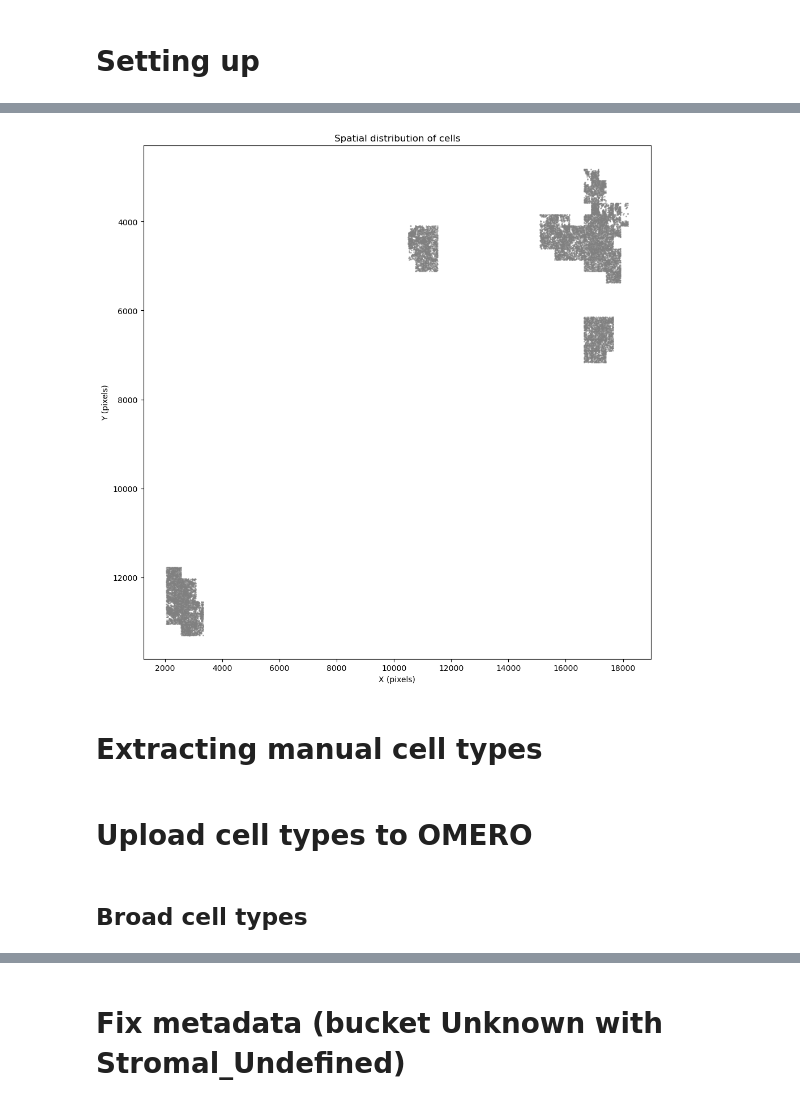
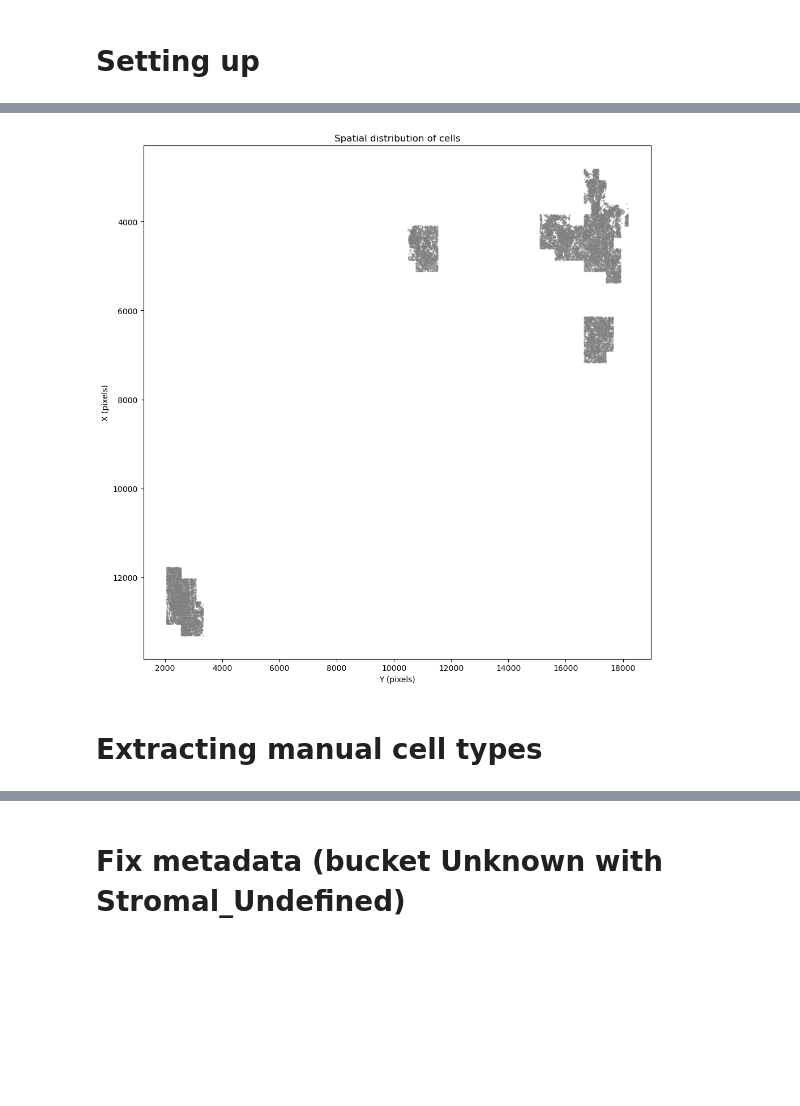
Before and after one commit to FenyoLab/EC_codeximaging, a Jupyter notebook: notebooks/celesta_data_prep_cervical.ipynb, the cells around one changed output, grey strips where cells are left out. Drawn from its saved outputs; the diff is of its cells as text; code cells hidden in the pictures; blank space fills up the shorter version.

```diff
--- a/notebooks/celesta_data_prep_cervical.ipynb
+++ b/notebooks/celesta_data_prep_cervical.ipynb
@@ -122,15 +105,15 @@ sample
 # %%
-# Plot X vs Y
+# FIXED COORDS
 plt.figure(figsize=(10, 10))
-plt.scatter(sample['X'], sample['Y'], s=1, alpha=0.5, c='gray')  # small dots, slightly transparent
+plt.scatter(sample['Y'], sample['X'], s=1, alpha=0.5, c='gray')  # small dots, slightly transparent
 plt.gca().invert_yaxis()  # optional: invert Y-axis to match image coordinate system
-plt.xlabel("X (pixels)")
-plt.ylabel("Y (pixels)")
+plt.xlabel("Y (pixels)")
+plt.ylabel("X (pixels)")
 plt.title("Spatial distribution of cells")
 plt.tight_layout()
 plt.show()
 # %% [output]
-[figure, old version]
+[figure, new version]
 # %% [markdown]
 # Extracting manual cell types
 # %%
@@ -164,7 +147,3 @@ metadata = pd.read_csv("/gpfs/home/yb2612/yb2612_fenyo/data/cervical_samples/202
 metadata_fixed = metadata[["barcodes","prelim_cell_type.prelim_cell_type"]].copy()
 metadata_fixed.rename(columns={'prelim_cell_type.prelim_cell_type':'manual_cell_type'}, inplace=True)
 metadata_fixed.to_csv("/gpfs/home/yb2612/yb2612_fenyo/data/celesta/cervical/manual_cell_type_28873.csv", index=False)
-# %% [markdown]
-# Upload cell types to OMERO
-# %% [markdown]
-## Broad cell types
```
Also changed, not shown: parts of 31 cells of this notebook, 7 other files.
